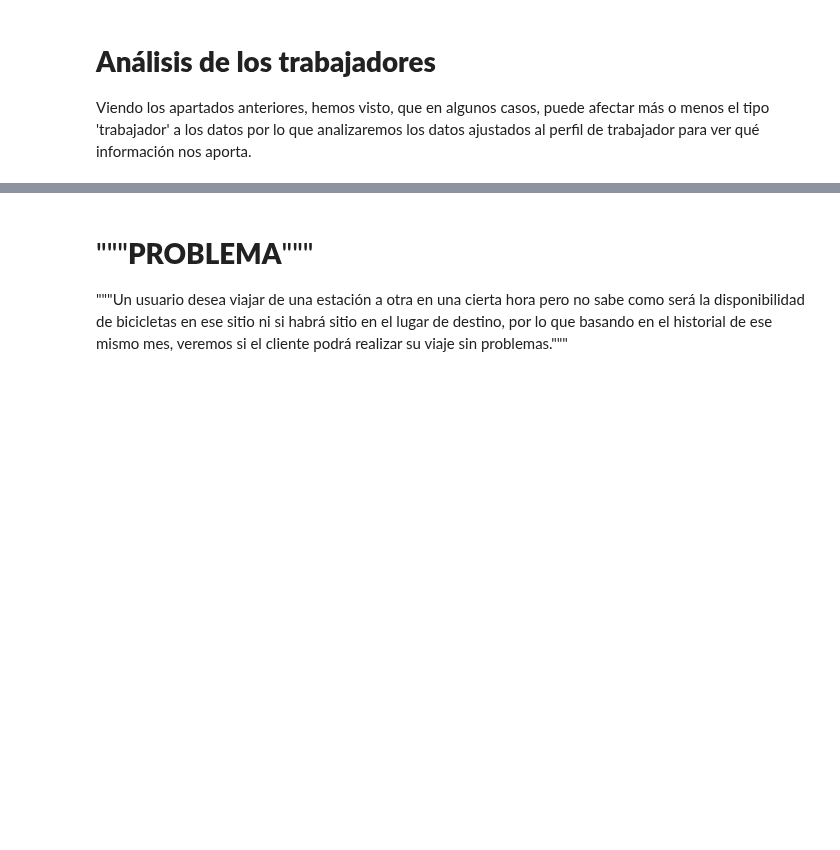
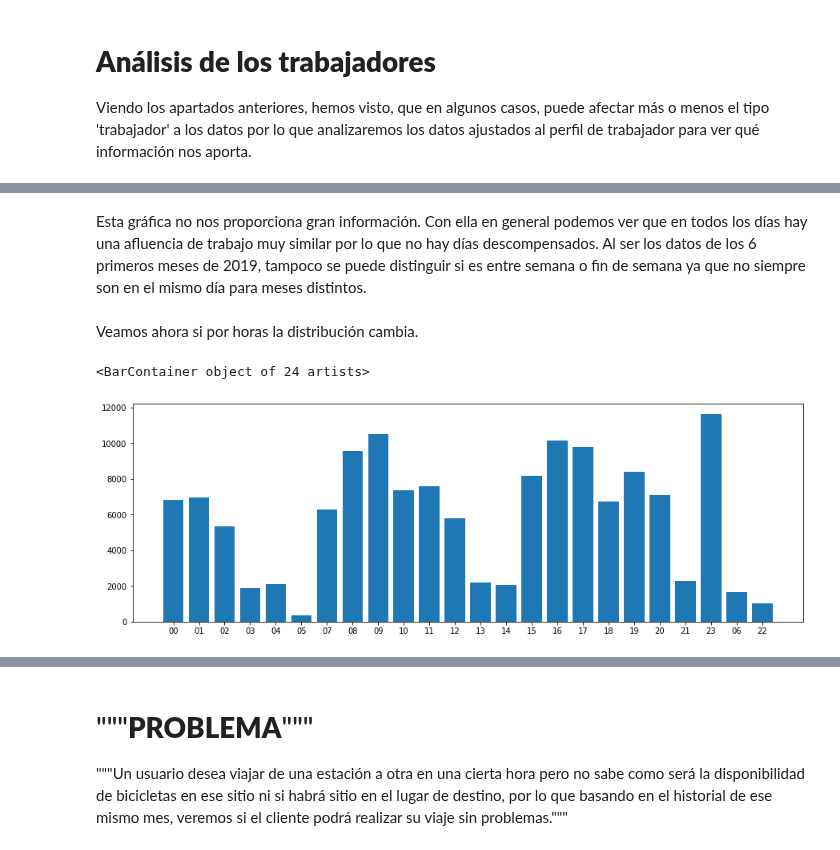
Before and after one commit to ParalelaUCM/biciMAD, a Jupyter notebook: PracticaSpark_BiciMad.ipynb, the cells around one changed output, grey strips where cells are left out. Saved outputs shown, nothing was run; the diff lists cells and outputs as text; code cells hidden in the pictures; blank space fills up the shorter version.

```diff
--- a/PracticaSpark_BiciMad.ipynb
+++ b/PracticaSpark_BiciMad.ipynb
@@ -702,9 +746,27 @@ plt.bar(pd_dicc.keys(), pd_dicc.values())
+# %% [markdown]
+Esta gráfica no nos proporciona gran información. Con ella en general podemos ver que en todos los días hay una afluencia de trabajo muy similar por lo que no hay días descompensados. Al ser los datos de los 6 primeros meses de 2019, tampoco se puede distinguir si es entre semana o fin de semana ya que no siempre son en el mismo día para meses distintos.
+# %% [markdown]
+Veamos ahora si por horas la distribución cambia.
 # %%
+"""
 #rdb por horas
 rdbph = rdb.map(lambda x: (x[1][4],x[0]))
 rdbph.take(2)
 ph_dicc=rdbph.countByKey()
 ph_list = sorted(ph_dicc.items(), key=lambda x:x[0])
 plt.figure(figsize=(15,5))
 plt.bar(ph_dicc.keys(), ph_dicc.values())
+"""
+
+#rdb por horas
+dicT_horas = rddTrabajadores.map(lambda x: (x['hour'][0:2])).countByValue()
+rdbph.take(2)
+listT_horas = sorted(dicT_horas.keys())
+plt.figure(figsize=(15,5))
+plt.bar(dicT_horas.keys(), dicT_horas.values())
+#plt.xticks(dicT_horas.keys(), listT_horas)
+#No consigo poner las horas ordenadas JODER
+# %% [output]
+<BarContainer object of 24 artists>
+[figure, added]
 # %%
```
Also changed, not shown: parts of 36 cells of this notebook.
